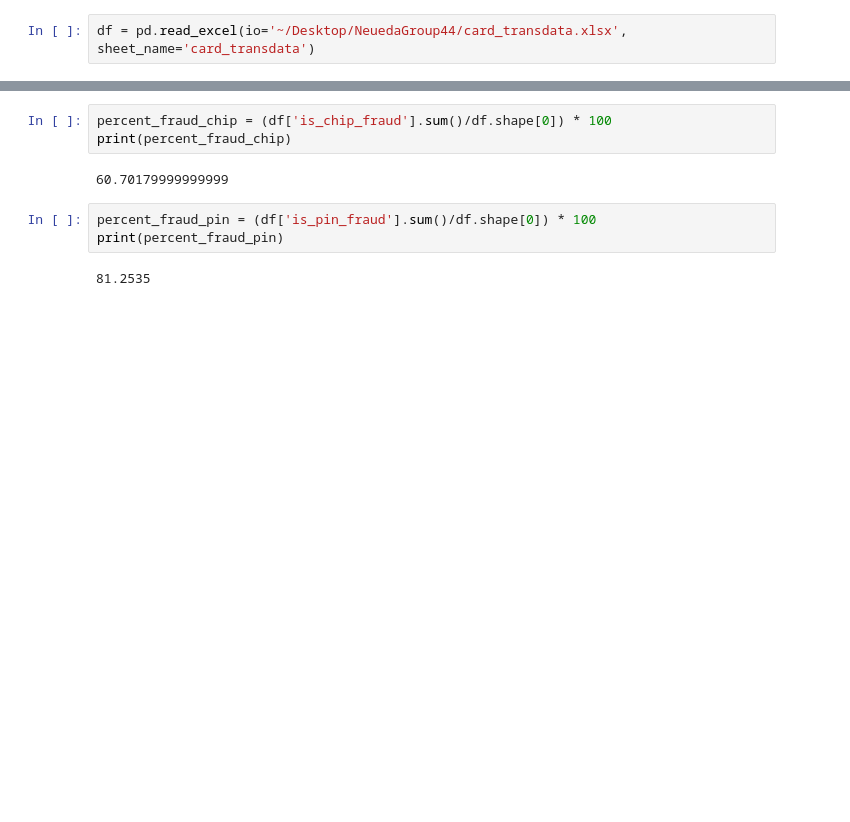
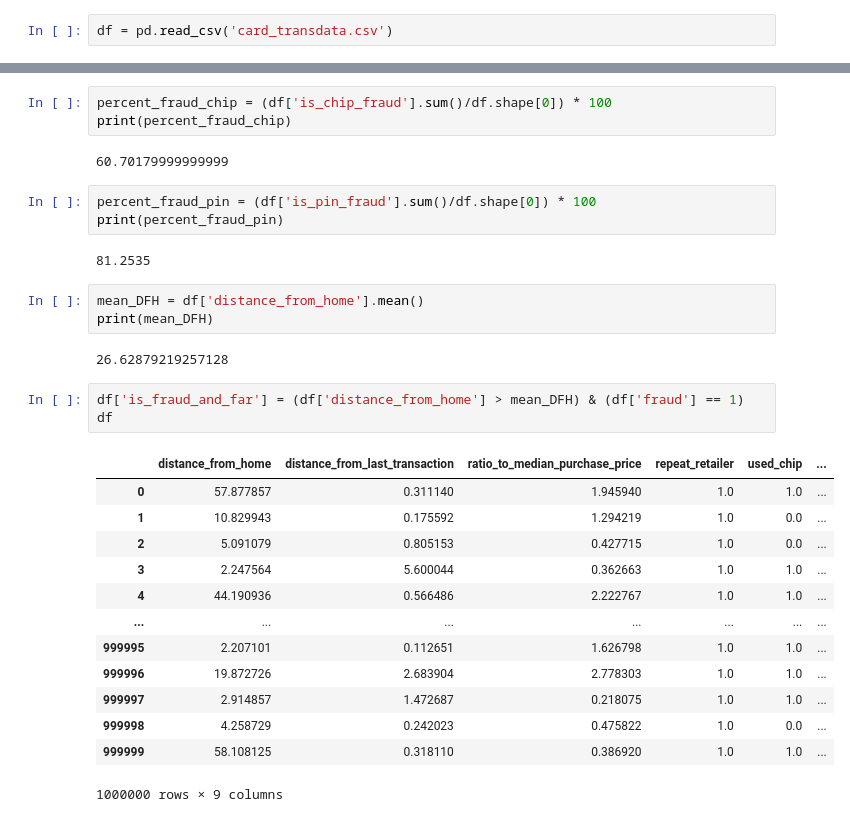
Before and after one commit to Yomi123-tech/NeuedaGroup44, a Jupyter notebook: test_file-Somya.ipynb, the cells around one changed output, grey strips where cells are left out. Saved outputs shown, nothing was run; the diff lists cells and outputs as text; blank space fills up the shorter version.

```diff
--- a/test_file-Somya.ipynb
+++ b/test_file-Somya.ipynb
@@ -1,7 +1,7 @@
 # %%
 import pandas as pd
 # %%
-df = pd.read_excel(io='~/Desktop/NeuedaGroup44/card_transdata.xlsx', sheet_name='card_transdata')
+df = pd.read_csv('card_transdata.csv')
 # %%
 df
 # %% [output]
@@ -169,3 +169,25 @@ percent_fraud_pin = (df['is_pin_fraud'].sum()/df.shape[0]) * 100
 print(percent_fraud_pin)
 # %% [output]
 81.2535
+# %%
+mean_DFH = df['distance_from_home'].mean()
+print(mean_DFH)
+# %% [output]
+26.62879219257128
+# %%
+df['is_fraud_and_far'] = (df['distance_from_home'] > mean_DFH) & (df['fraud'] == 1)
+df
+# %% [output]
+|  | distance_from_home | distance_from_last_transaction | ratio_to_median_purchase_price | repeat_retailer | used_chip | ... |
+| 0 | 57.877857 | 0.311140 | 1.945940 | 1.0 | 1.0 | ... |
+| 1 | 10.829943 | 0.175592 | 1.294219 | 1.0 | 0.0 | ... |
+| 2 | 5.091079 | 0.805153 | 0.427715 | 1.0 | 0.0 | ... |
+| 3 | 2.247564 | 5.600044 | 0.362663 | 1.0 | 1.0 | ... |
+| 4 | 44.190936 | 0.566486 | 2.222767 | 1.0 | 1.0 | ... |
+| ... | ... | ... | ... | ... | ... | ... |
+| 999995 | 2.207101 | 0.112651 | 1.626798 | 1.0 | 1.0 | ... |
+| 999996 | 19.872726 | 2.683904 | 2.778303 | 1.0 | 1.0 | ... |
+| 999997 | 2.914857 | 1.472687 | 0.218075 | 1.0 | 1.0 | ... |
+| 999998 | 4.258729 | 0.242023 | 0.475822 | 1.0 | 0.0 | ... |
+| 999999 | 58.108125 | 0.318110 | 0.386920 | 1.0 | 1.0 | ... |
+1000000 rows × 9 columns
```
Also changed, not shown: parts of 4 cells of this notebook.
